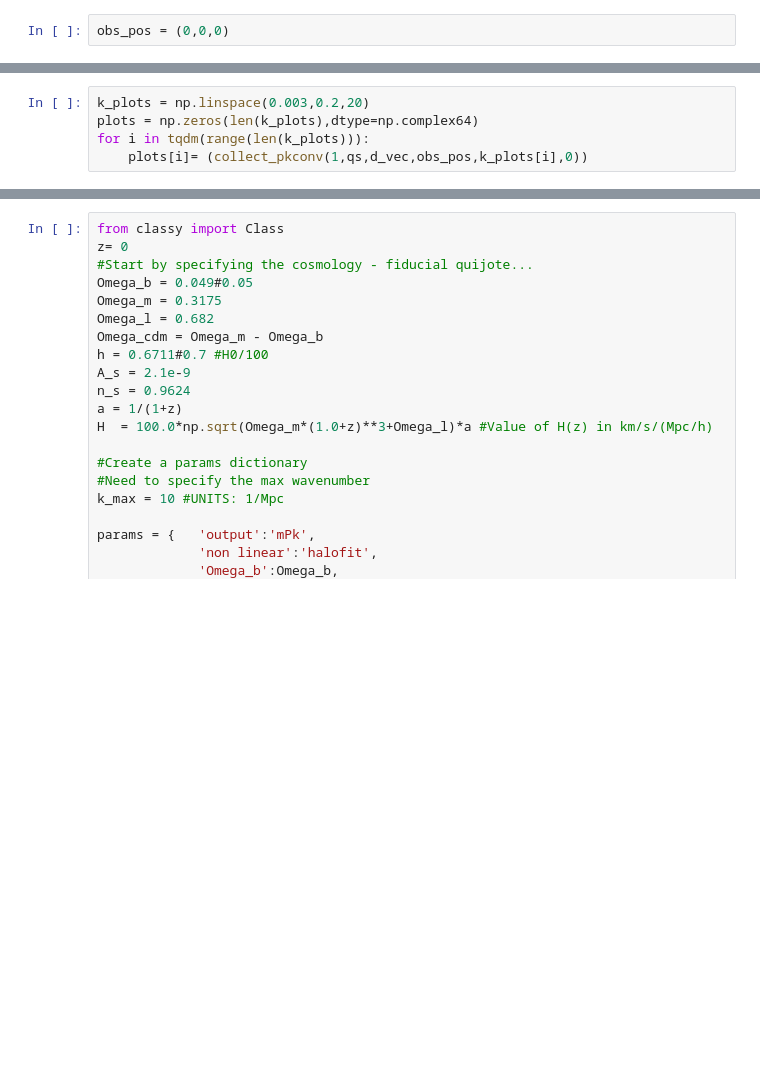
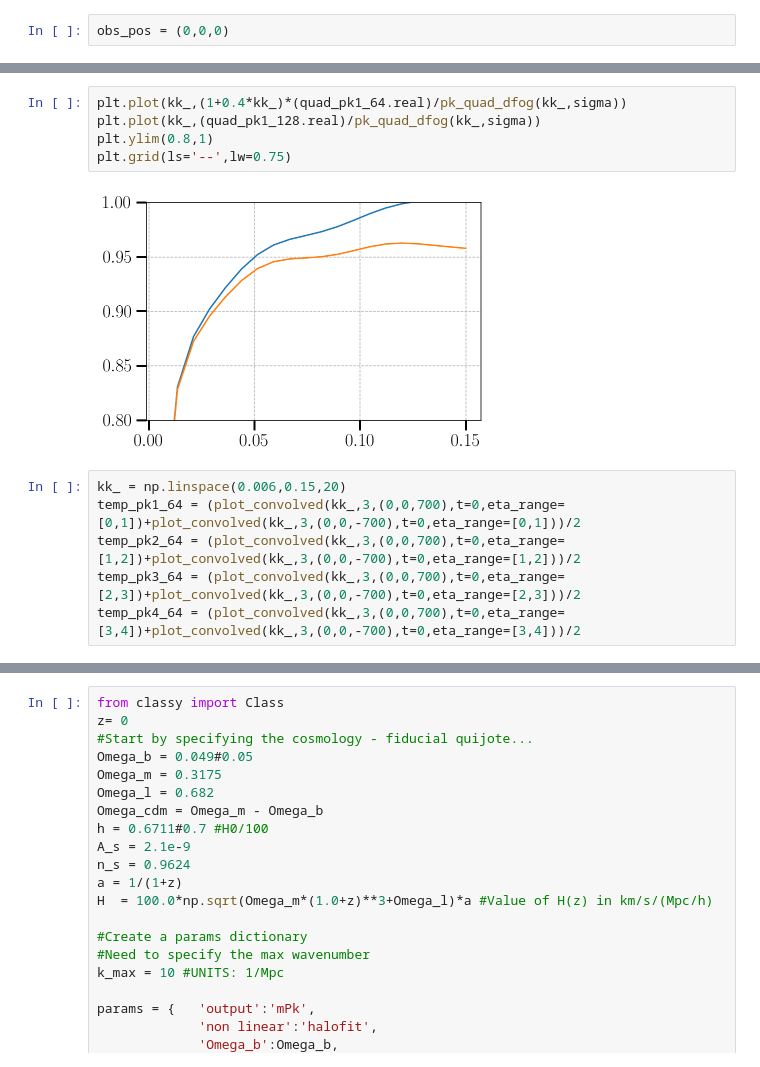
Before and after one commit to craddis1/PkBk, a Jupyter notebook: Notebooks/Pk_convolve.ipynb, the cells around one changed output, grey strips where cells are left out. Cells and saved outputs as stored; diff of their text form; blank space fills up the shorter version.

```diff
--- a/Notebooks/Pk_convolve.ipynb
+++ b/Notebooks/Pk_convolve.ipynb
@@ -197,8 +236,16 @@ Wall time: 528 ms
+# %%
+plt.plot(kk_,(1+0.4*kk_)*(quad_pk1_64.real)/pk_quad_dfog(kk_,sigma))
+plt.plot(kk_,(quad_pk1_128.real)/pk_quad_dfog(kk_,sigma))
+plt.ylim(0.8,1)
+plt.grid(ls='--',lw=0.75)
+# %% [output]
+[figure, added]
 # %%
-k_plots = np.linspace(0.003,0.2,20)
-plots = np.zeros(len(k_plots),dtype=np.complex64)
-for i in tqdm(range(len(k_plots))):
-    plots[i]= (collect_pkconv(1,qs,d_vec,obs_pos,k_plots[i],0))
+kk_ = np.linspace(0.006,0.15,20)
+temp_pk1_64 = (plot_convolved(kk_,3,(0,0,700),t=0,eta_range=[0,1])+plot_convolved(kk_,3,(0,0,-700),t=0,eta_range=[0,1]))/2
+temp_pk2_64 = (plot_convolved(kk_,3,(0,0,700),t=0,eta_range=[1,2])+plot_convolved(kk_,3,(0,0,-700),t=0,eta_range=[1,2]))/2
+temp_pk3_64 = (plot_convolved(kk_,3,(0,0,700),t=0,eta_range=[2,3])+plot_convolved(kk_,3,(0,0,-700),t=0,eta_range=[2,3]))/2
+temp_pk4_64 = (plot_convolved(kk_,3,(0,0,700),t=0,eta_range=[3,4])+plot_convolved(kk_,3,(0,0,-700),t=0,eta_range=[3,4]))/2
 # %%
 plt.figure(figsize=(16,10))
 
```
Also changed, not shown: parts of 29 cells of this notebook, 11 other files.
